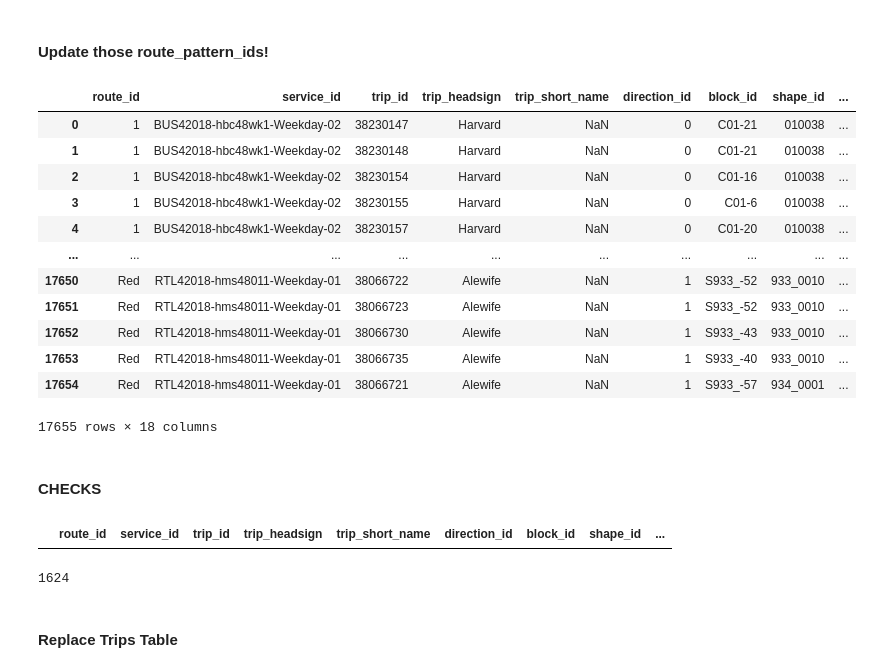
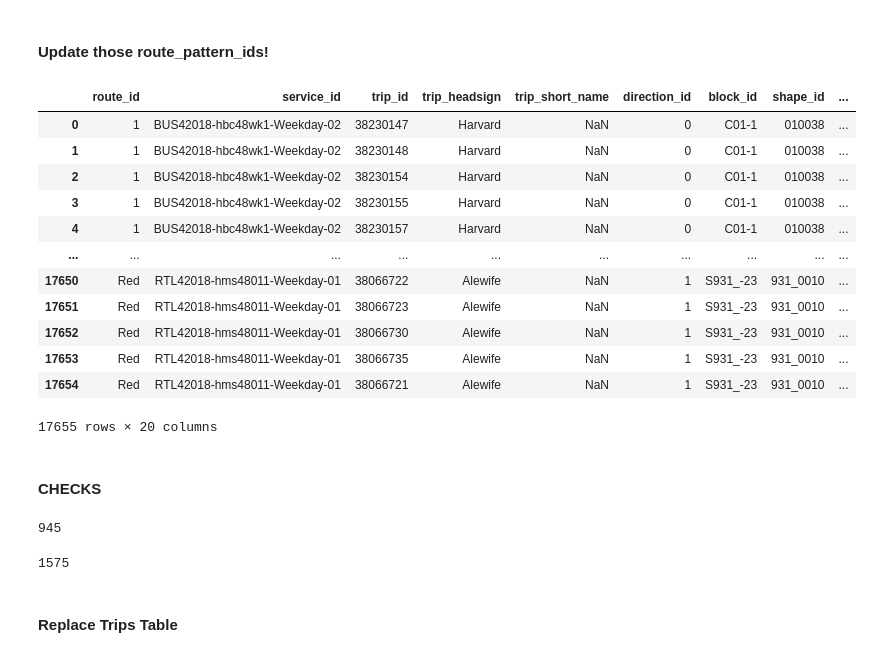
Before and after one commit to mmatkinson7/gtfs_transcad_prep, a Jupyter notebook: gtfs_consolidation_tod.ipynb, the cells around one changed output. Saved outputs shown, nothing was run; the diff lists cells and outputs as text; code cells hidden in the pictures.

```diff
--- a/gtfs_consolidation_tod.ipynb
+++ b/gtfs_consolidation_tod.ipynb
@@ -302,28 +302,30 @@ trips_update3['route_pattern_id'] = np.where(
     trips_update3['route_pattern_id_new'])
 # %%
 # update headsign for all trips with updated route_pattern_id
-rpid_th = trips_update3.groupby(by=['route_pattern_id','trip_headsign']).agg({'trip_id':'count'}).reset_index()
+rpid_th = trips_update3.groupby(by=['route_pattern_id','trip_headsign','block_id','shape_id']).agg({'trip_id':'count'}).reset_index()
 rpid_th_max = rpid_th.groupby(by=['route_pattern_id']).apply(lambda g: g[g['trip_id'] == g['trip_id'].max()]).reset_index(drop=True)
 rpid_th_max = rpid_th_max.drop_duplicates(subset='route_pattern_id')
 trips_update4 = trips_update3.merge(
-    rpid_th_max[['route_pattern_id','trip_headsign']],
+    rpid_th_max[['route_pattern_id','trip_headsign','block_id','shape_id']],
     how='left',on=['route_pattern_id'], suffixes=(None, '_to_rplce'))
 trips_update4['trip_headsign'] = trips_update4['trip_headsign_to_rplce']
+trips_update4['block_id'] = trips_update4['block_id_to_rplce']
+trips_update4['shape_id'] = trips_update4['shape_id_to_rplce']
 trips_update4
 # %% [output]
 |  | route_id | service_id | trip_id | trip_headsign | trip_short_name | direction_id | block_id | shape_id | ... |
-| 0 | 1 | BUS42018-hbc48wk1-Weekday-02 | 38230147 | Harvard | NaN | 0 | C01-21 | 010038 | ... |
-| 1 | 1 | BUS42018-hbc48wk1-Weekday-02 | 38230148 | Harvard | NaN | 0 | C01-21 | 010038 | ... |
-| 2 | 1 | BUS42018-hbc48wk1-Weekday-02 | 38230154 | Harvard | NaN | 0 | C01-16 | 010038 | ... |
-| 3 | 1 | BUS42018-hbc48wk1-Weekday-02 | 38230155 | Harvard | NaN | 0 | C01-6 | 010038 | ... |
-| 4 | 1 | BUS42018-hbc48wk1-Weekday-02 | 38230157 | Harvard | NaN | 0 | C01-20 | 010038 | ... |
+| 0 | 1 | BUS42018-hbc48wk1-Weekday-02 | 38230147 | Harvard | NaN | 0 | C01-1 | 010038 | ... |
+| 1 | 1 | BUS42018-hbc48wk1-Weekday-02 | 38230148 | Harvard | NaN | 0 | C01-1 | 010038 | ... |
+| 2 | 1 | BUS42018-hbc48wk1-Weekday-02 | 38230154 | Harvard | NaN | 0 | C01-1 | 010038 | ... |
+| 3 | 1 | BUS42018-hbc48wk1-Weekday-02 | 38230155 | Harvard | NaN | 0 | C01-1 | 010038 | ... |
+| 4 | 1 | BUS42018-hbc48wk1-Weekday-02 | 38230157 | Harvard | NaN | 0 | C01-1 | 010038 | ... |
 | ... | ... | ... | ... | ... | ... | ... | ... | ... | ... |
-| 17650 | Red | RTL42018-hms48011-Weekday-01 | 38066722 | Alewife | NaN | 1 | S933_-52 | 933_0010 | ... |
-| 17651 | Red | RTL42018-hms48011-Weekday-01 | 38066723 | Alewife | NaN | 1 | S933_-52 | 933_0010 | ... |
-| 17652 | Red | RTL42018-hms48011-Weekday-01 | 38066730 | Alewife | NaN | 1 | S933_-43 | 933_0010 | ... |
-| 17653 | Red | RTL42018-hms48011-Weekday-01 | 38066735 | Alewife | NaN | 1 | S933_-40 | 933_0010 | ... |
-| 17654 | Red | RTL42018-hms48011-Weekday-01 | 38066721 | Alewife | NaN | 1 | S933_-57 | 934_0001 | ... |
+| 17650 | Red | RTL42018-hms48011-Weekday-01 | 38066722 | Alewife | NaN | 1 | S931_-23 | 931_0010 | ... |
+| 17651 | Red | RTL42018-hms48011-Weekday-01 | 38066723 | Alewife | NaN | 1 | S931_-23 | 931_0010 | ... |
+| 17652 | Red | RTL42018-hms48011-Weekday-01 | 38066730 | Alewife | NaN | 1 | S931_-23 | 931_0010 | ... |
+| 17653 | Red | RTL42018-hms48011-Weekday-01 | 38066735 | Alewife | NaN | 1 | S931_-23 | 931_0010 | ... |
+| 17654 | Red | RTL42018-hms48011-Weekday-01 | 38066721 | Alewife | NaN | 1 | S931_-23 | 931_0010 | ... |
-17655 rows × 18 columns
+17655 rows × 20 columns
 # %% [markdown]
 #### CHECKS
 # %%
@@ -333,13 +335,13 @@ len(trips_update4['trip_id'].unique())
 len(trips_update4['route_pattern_id'].unique())
 len(gtfsfeeds_dfs.trips['route_pattern_id'].unique())
 # %% [output]
-|  | route_id | service_id | trip_id | trip_headsign | trip_short_name | direction_id | block_id | shape_id | ... |
+945
 # %%
 trips_update5 = trips_update4[gtfsfeeds_dfs.trips.columns].merge(gtfsfeeds_dfs.trips[['trip_id','route_pattern_id','trip_headsign']], how='left', on='trip_id', suffixes=(None,'_old'))
 # %%
 len(trips_update5.query('route_pattern_id != route_pattern_id_old').query('trip_headsign == trip_headsign_old'))
 # %% [output]
-1624
+1575
 # %% [markdown]
 #### Replace Trips Table
 # %%
```
Also changed, not shown: parts of 17 cells of this notebook.
